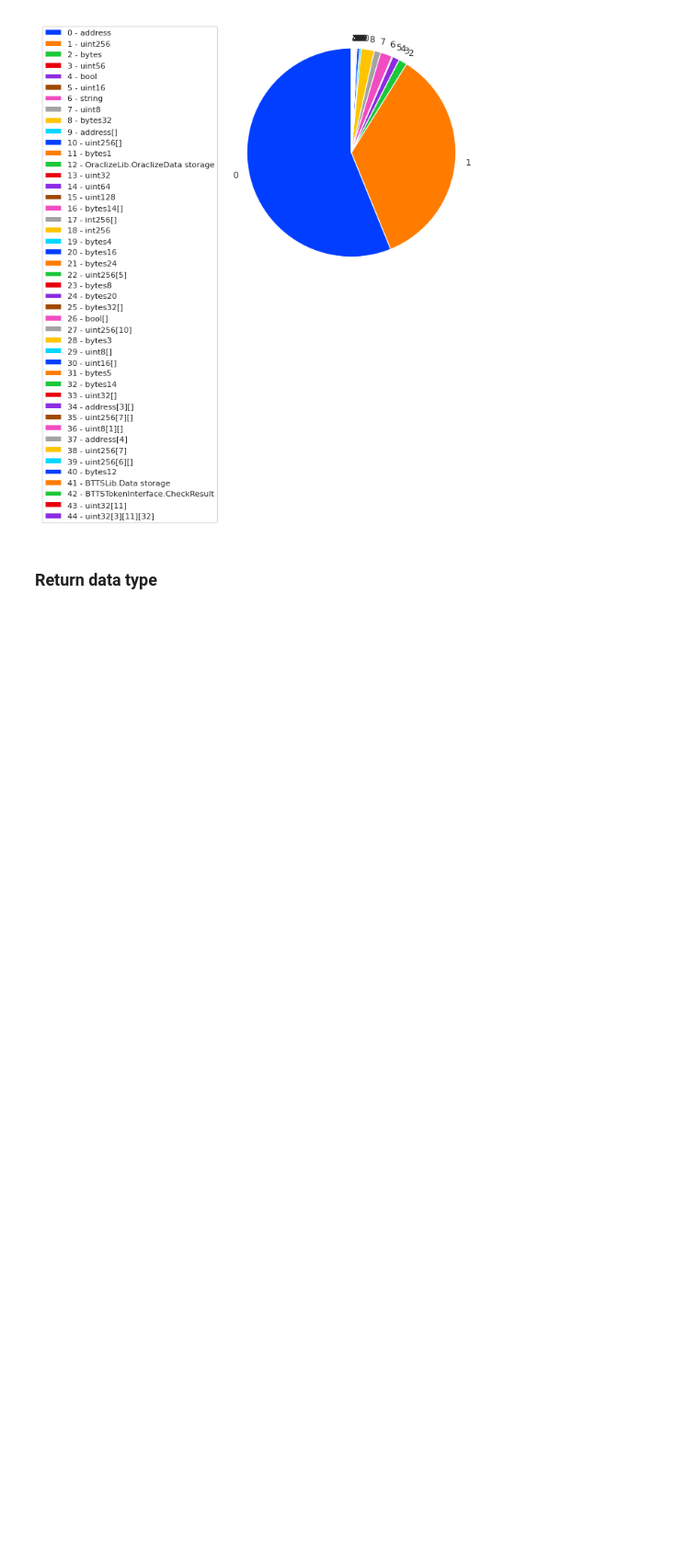
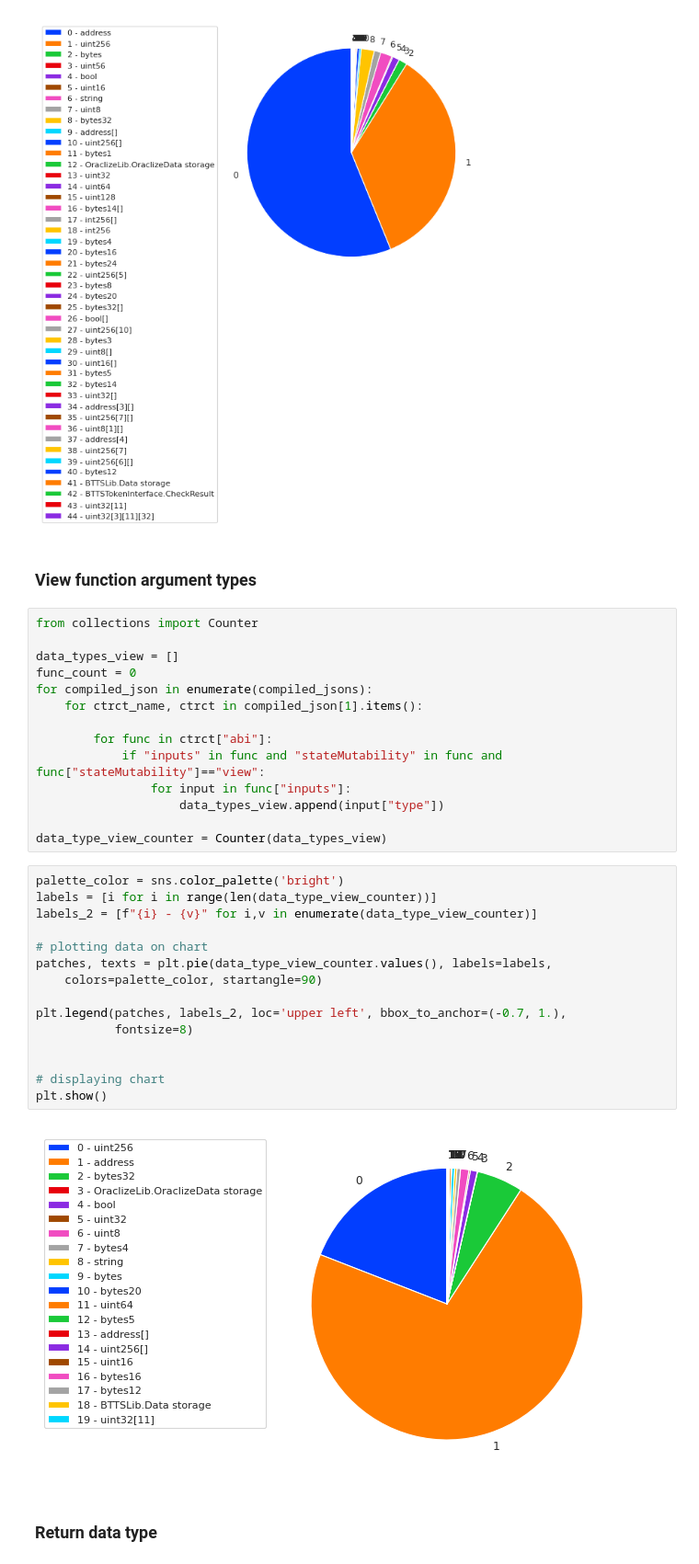
Before and after one commit to Miyamura80/Fuma_Fuzz, a Jupyter notebook: experiments/analyze_contract_abi.ipynb, the cells around one changed output. Shown at 92% size. Drawn from its saved outputs; the diff is of its cells as text; blank space fills up the shorter version.

Commit message:
extra data on viewable functions

```diff
--- a/experiments/analyze_contract_abi.ipynb
+++ b/experiments/analyze_contract_abi.ipynb
@@ -207,6 +213,39 @@ plt.legend(patches, labels_2, loc='upper left', bbox_to_anchor=(-0.7, 1.),
 plt.show()
 # %% [output]
 [figure]
+# %% [markdown]
+### View function argument types
+# %%
+from collections import Counter
+
+data_types_view = []
+func_count = 0
+for compiled_json in enumerate(compiled_jsons):
+    for ctrct_name, ctrct in compiled_json[1].items():
+
+        for func in ctrct["abi"]:
+            if "inputs" in func and "stateMutability" in func and func["stateMutability"]=="view":
+                for input in func["inputs"]:
+                    data_types_view.append(input["type"])
+
+data_type_view_counter = Counter(data_types_view)
+# %%
+palette_color = sns.color_palette('bright')
+labels = [i for i in range(len(data_type_view_counter))]
+labels_2 = [f"{i} - {v}" for i,v in enumerate(data_type_view_counter)]
+
+# plotting data on chart
+patches, texts = plt.pie(data_type_view_counter.values(), labels=labels,
+    colors=palette_color, startangle=90)
+
+plt.legend(patches, labels_2, loc='upper left', bbox_to_anchor=(-0.7, 1.),
+           fontsize=8)
+
+
+# displaying chart
+plt.show()
+# %% [output]
+[figure, added]
 # %% [markdown]
 ### Return data type
 # %%
```
Also changed, not shown: parts of 1 cell of this notebook.
